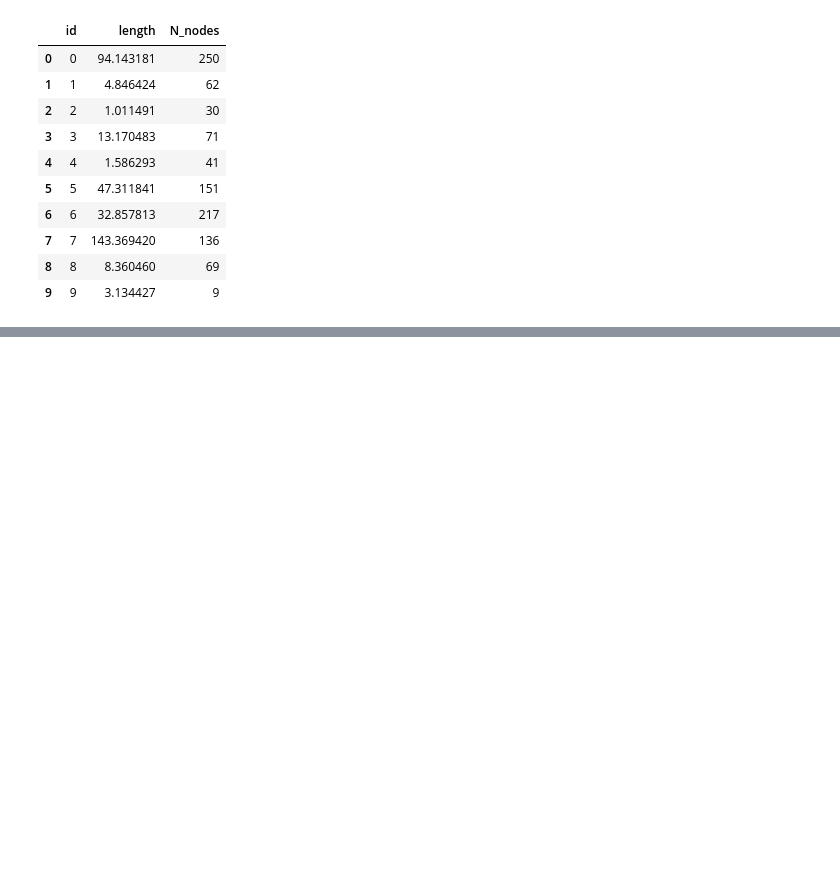
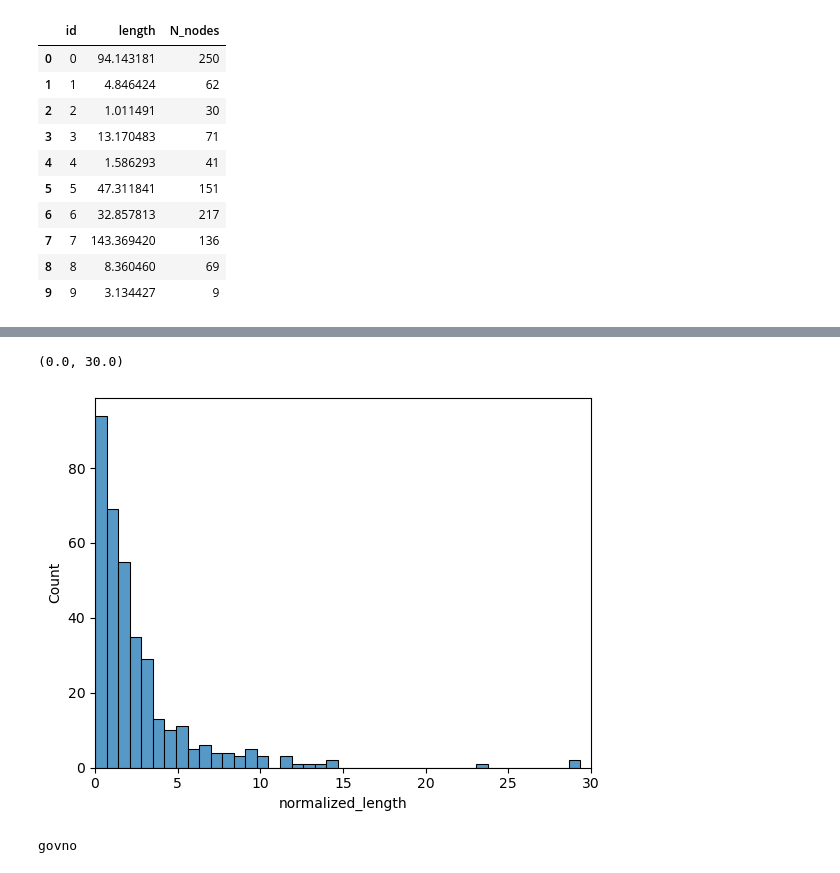
Before and after one commit to BorovTech/He_who_laughs_last, a Jupyter notebook: Complex_networks/test.ipynb, the cells around one changed output, grey strips where cells are left out. Drawn from its saved outputs; the diff is of its cells as text; code cells hidden in the pictures; blank space fills up the shorter version.

```diff
--- a/Complex_networks/test.ipynb
+++ b/Complex_networks/test.ipynb
@@ -120,0 +142,11 @@ df_results.to_csv("360_Jokes_GG.csv")
+# %%
+results = pd.read_csv("data/results/360_Jokes_GG.csv")
+# %%
+n_words = []
+
+for i, row in df.iterrows():
+    if 0 <= i < results.shape[0]:
+        joke = parse(row["lemmatized"])
+        n_words.append(len(joke.split()))
+# %%
+results['normalized_length'] = results['length'] / n_words
@@ -120,0 +155,13 @@ df_results.to_csv("360_Jokes_GG.csv")
+# %%
+sns.histplot(results[results['normalized_length'] > 0]['normalized_length'])
+plt.xlim(0, 30)
+# %% [output]
+(0.0, 30.0)
+[figure, added]
+# %%
+try:
+    a = 5 / 0
+except:
+    print("govno")
+# %% [output]
+govno
```
Also changed, not shown: parts of 9 cells of this notebook, 3 other files.
